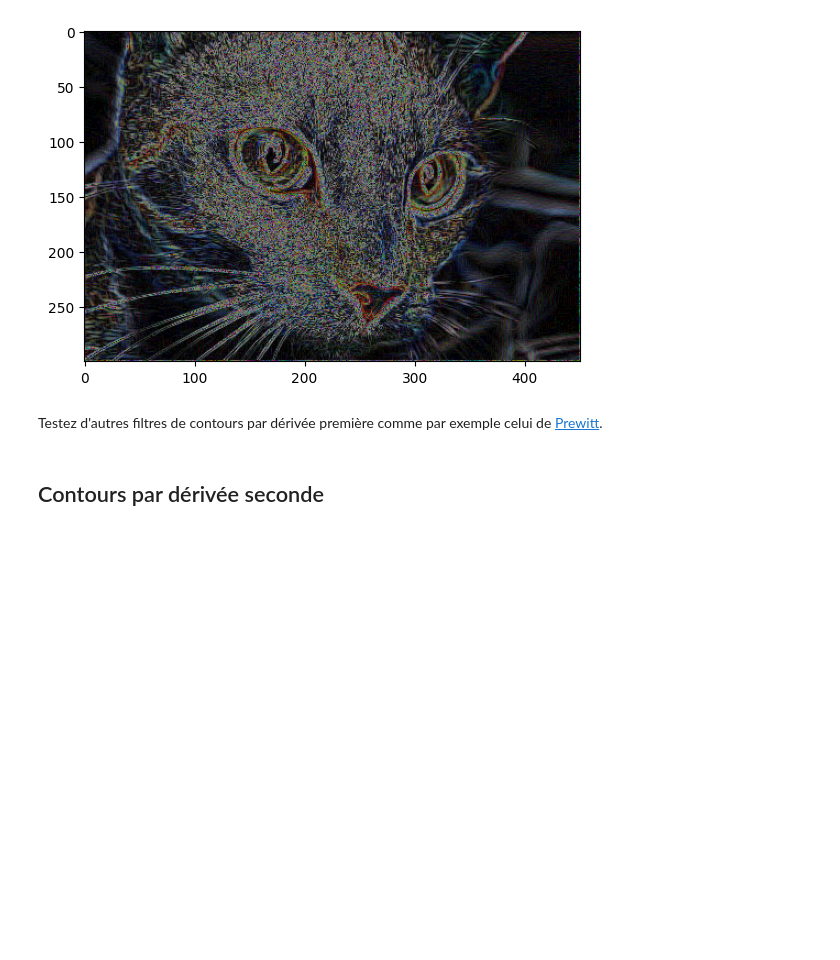
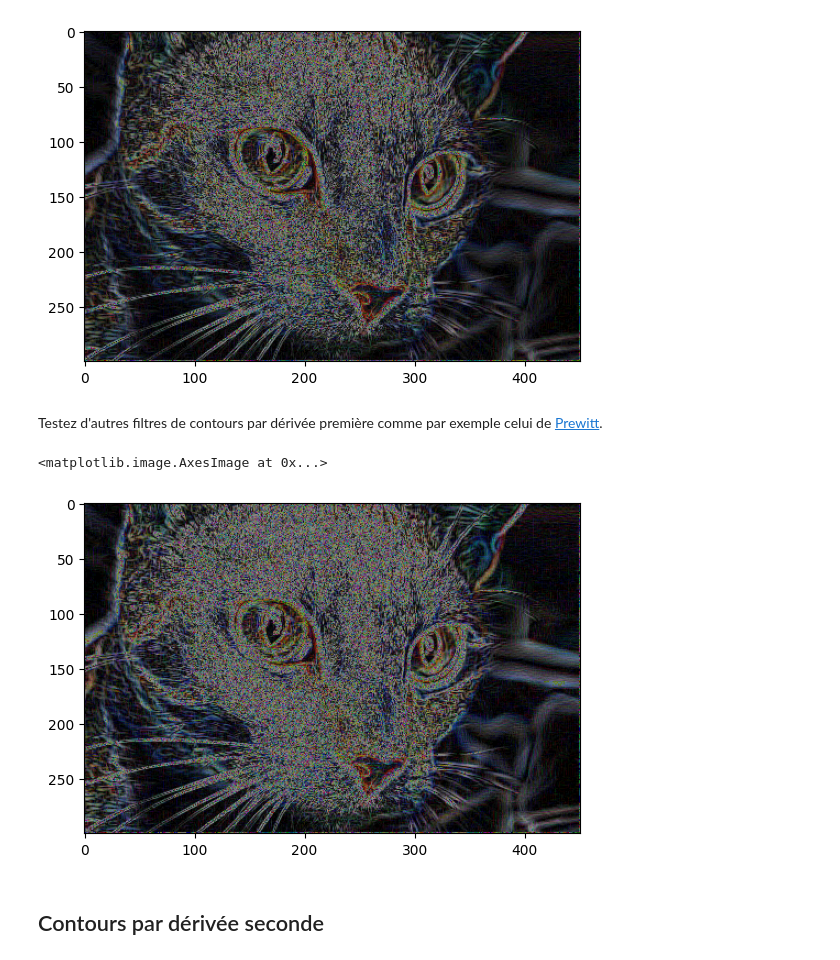
Before and after one commit to Tsukoyachi/CS-Semester-5-6, a Jupyter notebook: TD/S6/Données Numériques/TD6/TPconv.ipynb, the cells around one changed output. Drawn from its saved outputs; the diff is of its cells as text; code cells hidden in the pictures; blank space fills up the shorter version.

```diff
--- a/TD/S6/Données Numériques/TD6/TPconv.ipynb
+++ b/TD/S6/Données Numériques/TD6/TPconv.ipynb
@@ -148,13 +148,19 @@ Testez d'autres filtres de contours par dérivée première comme par exemple ce
 # %%
 kernel1 = np.array([[1,0,-1],[1,0,-1],[1,0,-1]])/3.0
 kernel2 = np.array([[1,1,0],[1,0,-1],[0,-1,-1]])/3.0
 kernel3 = np.array([[1,1,1],[0,0,0],[-1,-1,-1]])/3.0
 kernel4 = np.array([[0,1,1],[-1,0,1],[-1,-1,0]])/3.0
 
 imgPrewitt1 = maConvolution(img,kernel1)
 imgPrewitt2 = maConvolution(img,kernel2)
 imgPrewitt3 = maConvolution(img,kernel3)
 imgPrewitt4 = maConvolution(img,kernel4)
+
+imgPrewitt = np.sqrt(imgPrewitt1**2 + imgPrewitt2**2 + imgPrewitt3**2 + imgPrewitt4**2)
+plt.imshow(imgPrewitt.astype(np.uint8)*10)
+# %% [output]
+<matplotlib.image.AxesImage at 0x...>
+[figure, added]
 # %% [markdown]
 ## Contours par dérivée seconde
 # %% [markdown]
```
